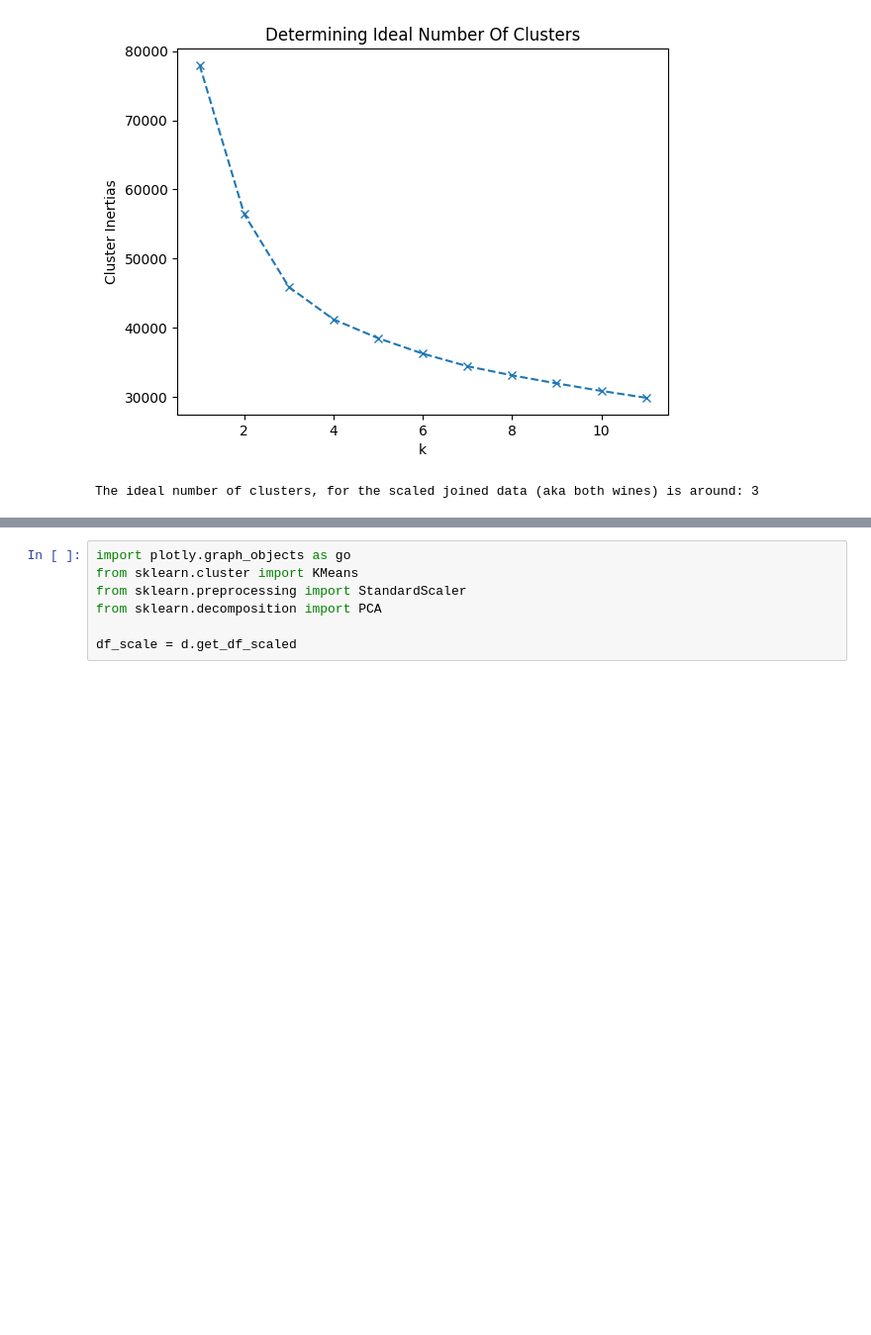
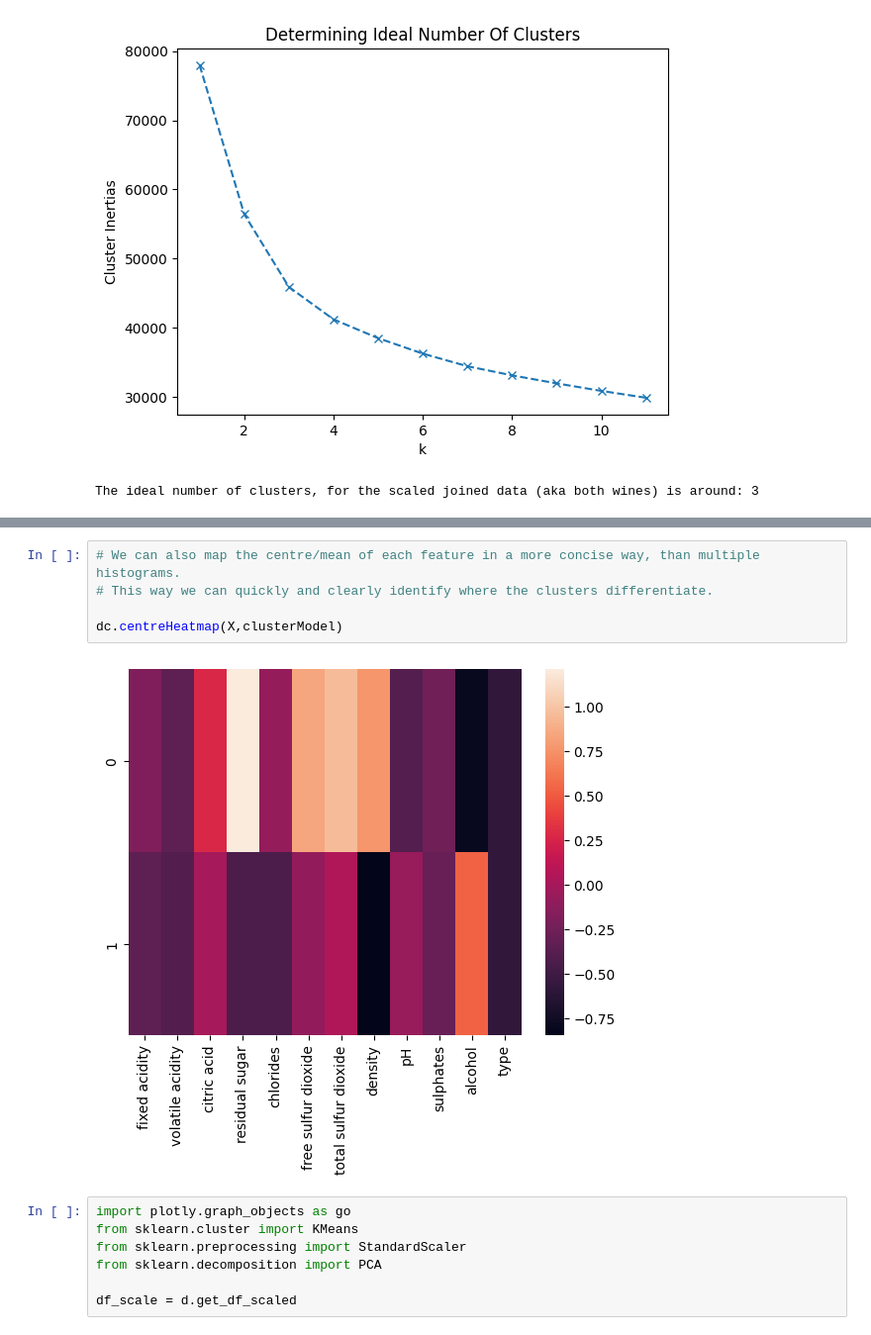
Before and after one commit to FDSchaefer/public, a Jupyter notebook: Python Projects/RegressionMethods/dataClustering.ipynb, the cells around one changed output, grey strips where cells are left out. Shown at 99% size. Cells and saved outputs as stored; diff of their text form; blank space fills up the shorter version.

```diff
--- a/Python Projects/RegressionMethods/dataClustering.ipynb
+++ b/Python Projects/RegressionMethods/dataClustering.ipynb
@@ -79,3 +94,10 @@ The ideal number of clusters, for the scaled joined data (aka both wines) is aro
+# %%
+# We can also map the centre/mean of each feature in a more concise way, than multiple histograms.
+# This way we can quickly and clearly identify where the clusters differentiate.
+
+dc.centreHeatmap(X,clusterModel)
+# %% [output]
+[figure, added]
 # %%
 import plotly.graph_objects as go
 from sklearn.cluster import KMeans
```
Also changed, not shown: parts of 4 cells of this notebook, 1 other file.
